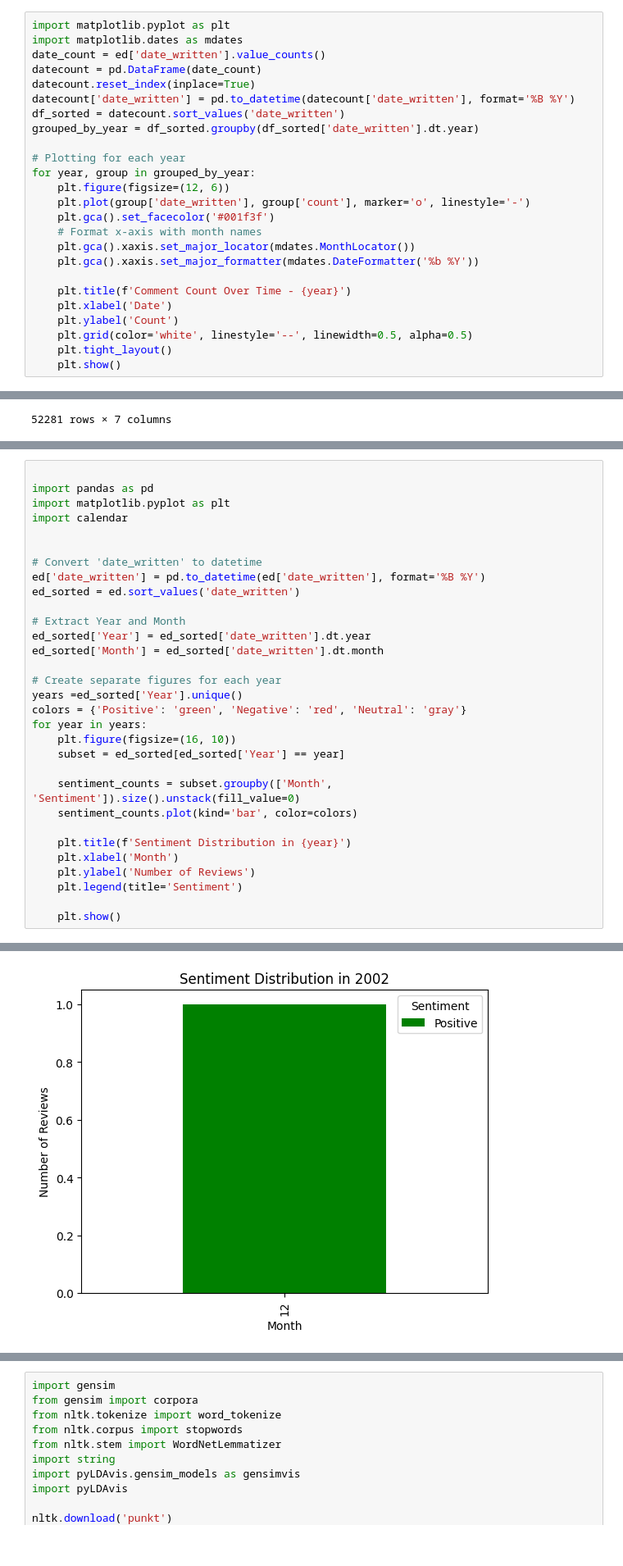
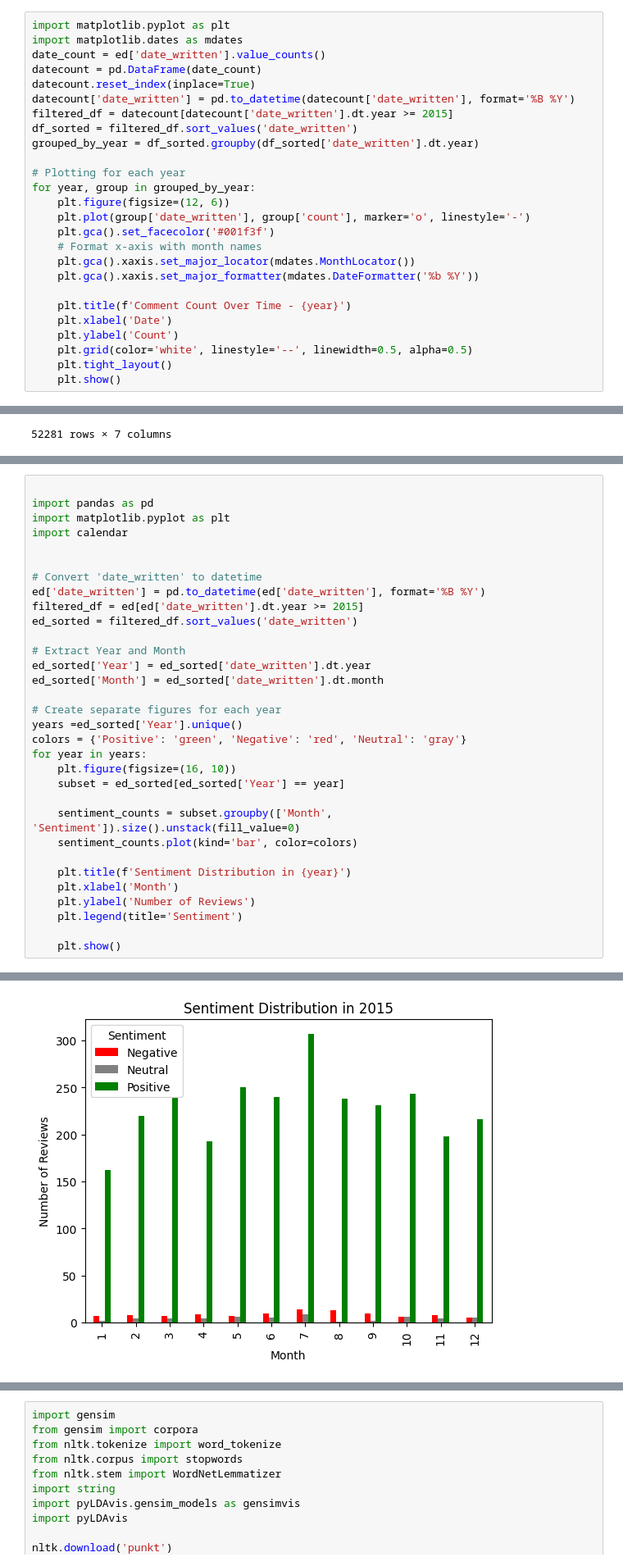
Before and after one commit to George-Michael-Dagogo/IMDB_tutorial, a Jupyter notebook: tari_explore.ipynb, the cells around one changed output, grey strips where cells are left out. Shown at 82% size. Cells and saved outputs as stored; diff of their text form.

Commit message:
date optimized

```diff
--- a/tari_explore.ipynb
+++ b/tari_explore.ipynb
@@ -258,7 +258,8 @@ date_count = ed['date_written'].value_counts()
 datecount = pd.DataFrame(date_count)
 datecount.reset_index(inplace=True)
 datecount['date_written'] = pd.to_datetime(datecount['date_written'], format='%B %Y')
-df_sorted = datecount.sort_values('date_written')
+filtered_df = datecount[datecount['date_written'].dt.year >= 2015]
+df_sorted = filtered_df.sort_values('date_written')
 grouped_by_year = df_sorted.groupby(df_sorted['date_written'].dt.year)
 
 # Plotting for each year
@@ -512,33 +509,34 @@ plt.show()
 import pandas as pd
 import matplotlib.pyplot as plt
 import calendar
 
 
 # Convert 'date_written' to datetime
 ed['date_written'] = pd.to_datetime(ed['date_written'], format='%B %Y')
-ed_sorted = ed.sort_values('date_written')
+filtered_df = ed[ed['date_written'].dt.year >= 2015]
+ed_sorted = filtered_df.sort_values('date_written')
 
 # Extract Year and Month
 ed_sorted['Year'] = ed_sorted['date_written'].dt.year
 ed_sorted['Month'] = ed_sorted['date_written'].dt.month
 
 # Create separate figures for each year
 years =ed_sorted['Year'].unique()
 colors = {'Positive': 'green', 'Negative': 'red', 'Neutral': 'gray'}
 for year in years:
     plt.figure(figsize=(16, 10))
     subset = ed_sorted[ed_sorted['Year'] == year]
 
     sentiment_counts = subset.groupby(['Month', 'Sentiment']).size().unstack(fill_value=0)
     sentiment_counts.plot(kind='bar', color=colors)
 
     plt.title(f'Sentiment Distribution in {year}')
     plt.xlabel('Month')
     plt.ylabel('Number of Reviews')
     plt.legend(title='Sentiment')
 
     plt.show()
 # %% [output]
 <Figure size 1600x1000 with 0 Axes>
-[figure, old version]
+[figure, new version]
 <Figure size 1600x1000 with 0 Axes>
```
Also changed, not shown: parts of 2 cells of this notebook.
